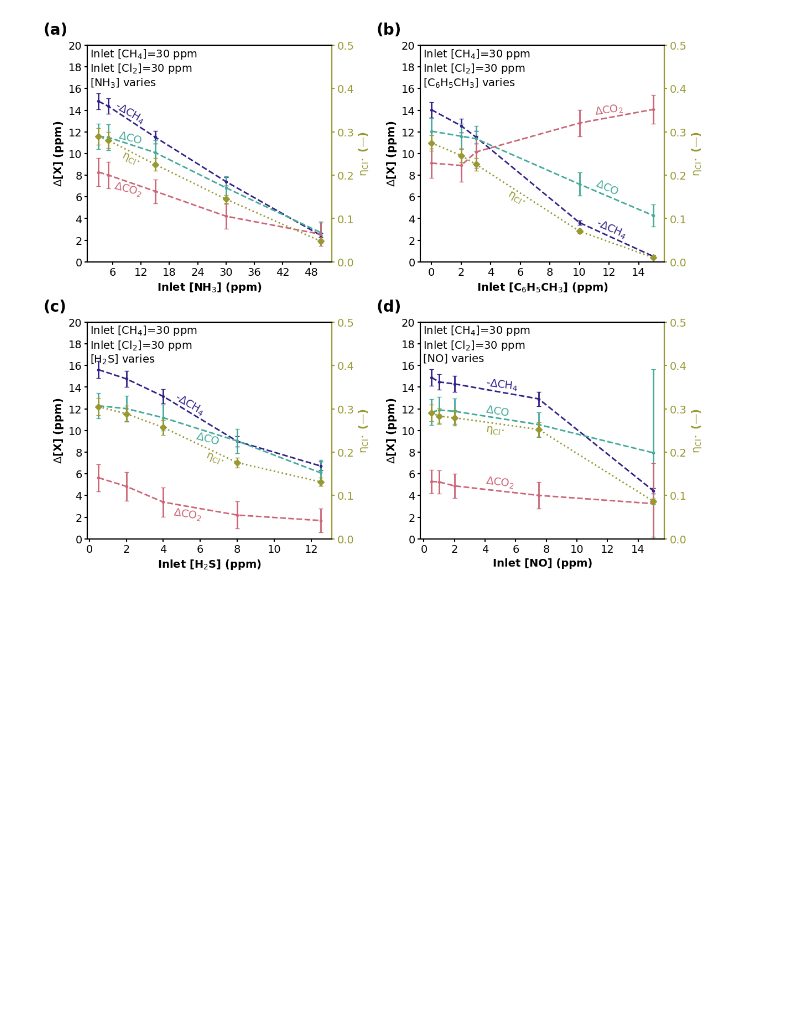
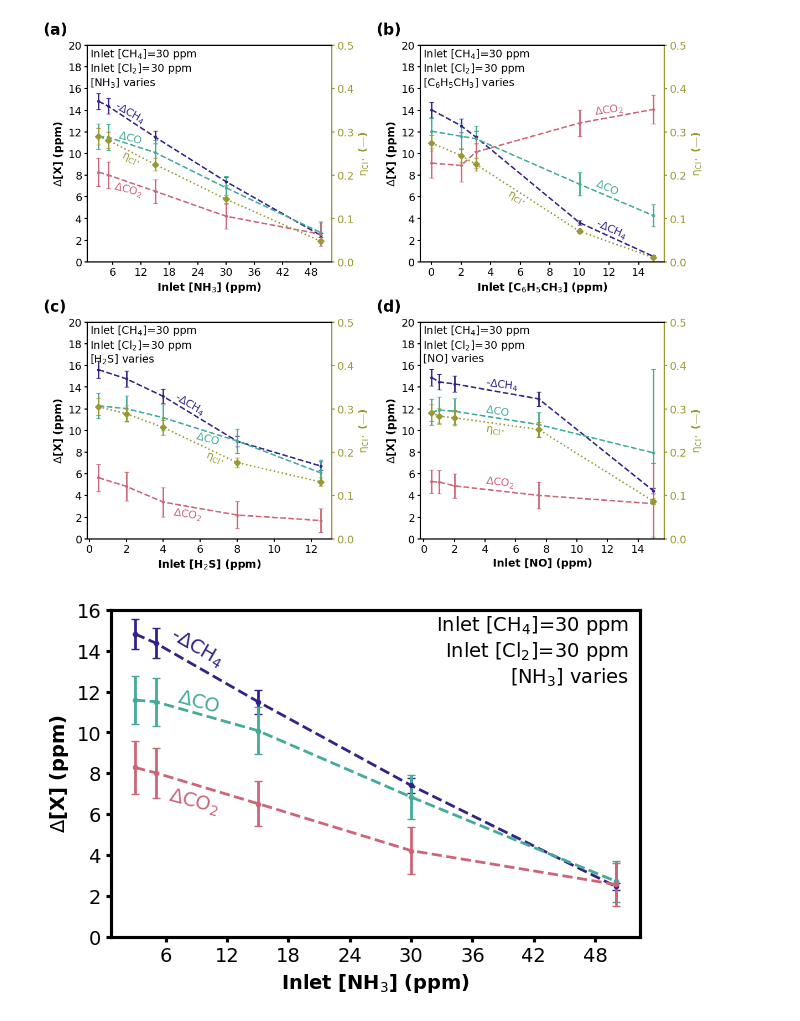
Before and after one commit to richardsrandall/Fall-2024-Cl2, a Jupyter notebook: _combined_plots/paper_plots_v1/figure-vary_co_fed_gases.ipynb, the cells around one changed output. Saved outputs shown, nothing was run; the diff lists cells and outputs as text; code cells hidden in the pictures; blank space fills up the shorter version.

Commit message:
Isolated NH3 subplot for Gang

```diff
--- a/_combined_plots/paper_plots_v1/figure-vary_co_fed_gases.ipynb
+++ b/_combined_plots/paper_plots_v1/figure-vary_co_fed_gases.ipynb
@@ -323,3 +325,58 @@ plt.savefig('exported_images/vary_co_fed_gases_results.png', bbox_inches='tight'
 plt.show()
 # %% [output]
 [figure]
+# %%
+# Global settings
+use_error_bars = True
+
+# Set up axes
+fig, ax_a = plt.subplots(figsize=(plot_default_properties['figure_width']/2, 4))
+
+# Plot the lines and set the axis labels, the same for all axes
+for (current_data, current_axis, current_axis_right,x_vals) in zip((ammonia_sweep_data,toluene_sweep_data,hydrogen_sulfide_sweep_data,nitric_oxide_sweep_data),
+                                                                   (ax_a,ax_b,ax_c,ax_d),(ax_a_right,ax_b_right,ax_c_right,ax_d_right),
+                                                                   (ammonia_sweep_data.ammonias,toluene_sweep_data.toluenes,hydrogen_sulfide_sweep_data.hydrogen_sulfides,nitric_oxide_sweep_data.nitric_oxides)):
+
+    if current_data is not None:
+        cl2_utils.do_error_bar(current_axis,line_default_properties,'CH4',x_vals,current_data.ch4_conversions,(current_data.ch4_95_ci if use_error_bars else None))
+        #cl2_utils.do_error_bar(current_axis,line_default_properties,'Cl2',x_vals,current_data.cl2_conversions,(current_data.cl2_conversion_95_ci if use_error_bars else None))
+        cl2_utils.do_error_bar(current_axis,line_default_properties,'CO',x_vals,current_data.co,(current_data.co_95_ci if use_error_bars else None))
+        cl2_utils.do_error_bar(current_axis,line_default_properties,'CO2',x_vals,current_data.co2,(current_data.co2_95_ci if use_error_bars else None))
+        #cl2_utils.do_error_bar(current_axis,line_default_properties,'CH2O',x_vals,current_data.ch2o,(current_data.ch2o_95_ci if use_error_bars else None))
+        #cl2_utils.do_error_bar(current_axis,line_default_properties,'C1 Sum',x_vals,current_data.co_co2_ch2o_sum,(current_data.co_co2_ch2o_95_ci if use_error_bars else None))
+        cl2_utils.do_error_bar(current_axis_right,line_default_properties,'Cl* Efficiency',x_vals,current_data.ch4_per_cl,(current_data.ch4_per_cl_95_ci if use_error_bars else None))
+
+    current_axis.set_ylabel("$\Delta$[X] (ppm)",fontweight=plot_default_properties['font_weight'])
+    current_axis.xaxis.set_tick_params(labelbottom=True)
+    current_axis_right.set_ylabel(line_default_properties['Cl* Efficiency']['text']+" (—)",fontweight=plot_default_properties['font_weight'])
+    current_axis_right.xaxis.set_tick_params(labelbottom=True)
+    right_ax_color = line_default_properties['Cl* Efficiency']['color']
+    current_axis_right.tick_params(axis='y', colors=right_ax_color)
+    current_axis_right.yaxis.label.set_color(right_ax_color)
+    current_axis_right.spines['right'].set_color(right_ax_color)
+    #current_axis_right.yaxis.set_major_locator(mticker.MaxNLocator(integer=True)) # Uncomment this to put right ticks every 0.05, not every 0.1
+    current_axis.xaxis.set_major_locator(mticker.MaxNLocator(integer=True))
+    current_axis.yaxis.set_major_locator(mticker.MaxNLocator(integer=True))
+    #current_axis.set_xlim(left=-0.5)
+
+
+# Manually set axis limits and labels where needed
+ax_a.set_ylim(0,16)
+ax_a.set_xlabel("Inlet [NH$_3$] (ppm)",fontweight=plot_default_properties['font_weight'])
+
+# Label the lines
+labels_a = (('CH4',6,13,-30),
+          ('CO2',6,5.8,-15),
+          ('CO',7,10.8,-15))
+cl2_utils.label_lines(ax_a,line_default_properties,labels_a)
+ax_a.text(0.98,0.99,"Inlet [CH$_4$]=30 ppm\nInlet [Cl$_2$]=30 ppm\n[NH$_3$] varies",transform=ax_a.transAxes,ha='right',va='top')
+
+for ax in [ax_a]:
+    ax.tick_params(width=plot_default_properties['box_linewidth']*1.5)
+    for spine in ax.spines.values():
+        spine.set_linewidth(plot_default_properties['box_linewidth']*1.5)
+
+plt.savefig('exported_images/vary_NH3_results.png', bbox_inches='tight',dpi=300)
+plt.show()
+# %% [output]
+[figure, added]
```
Also changed, not shown: parts of 1 cell of this notebook, 3 other files.
